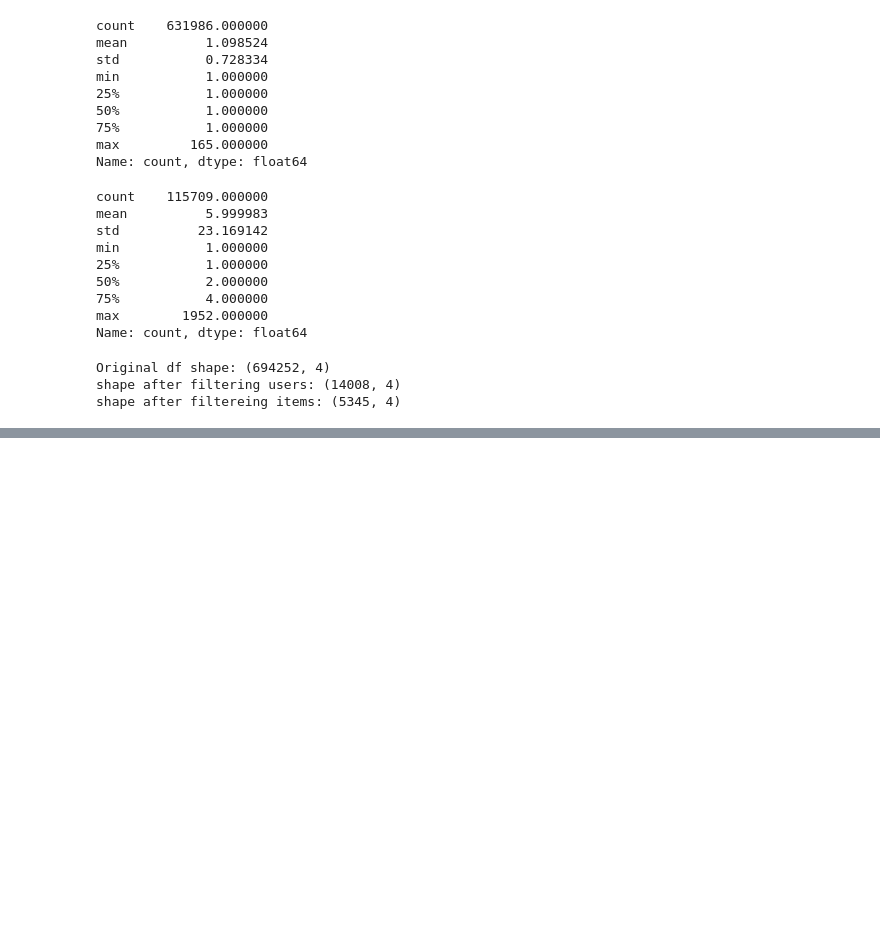
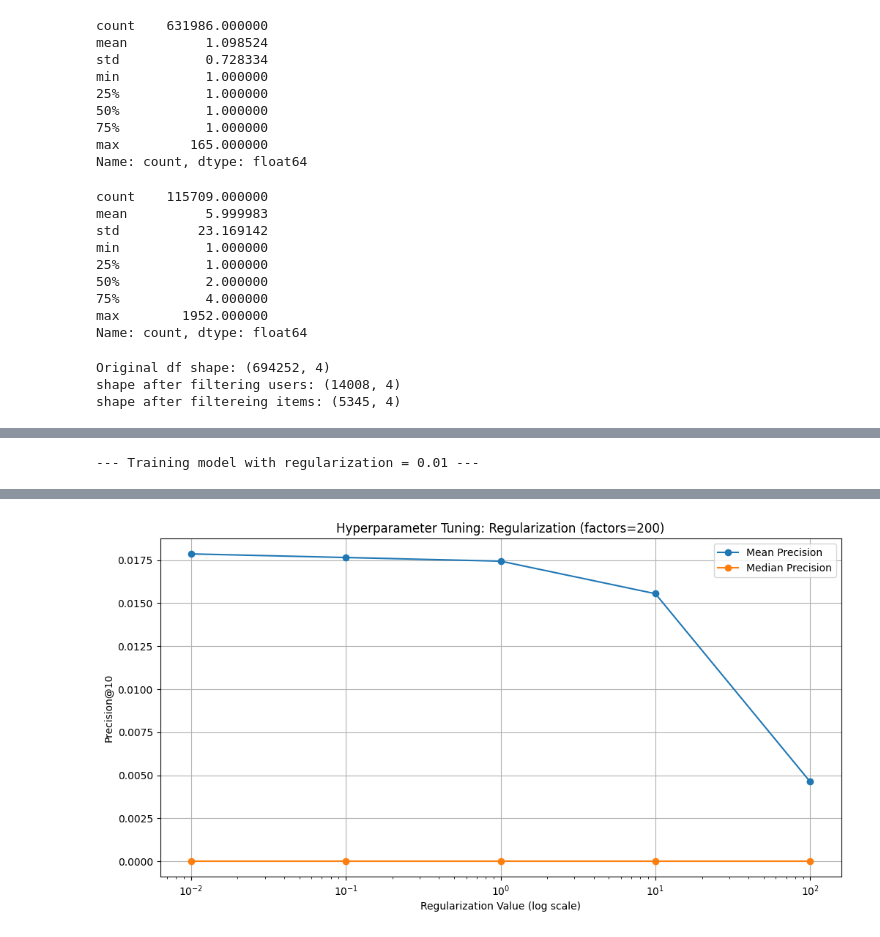
Before and after one commit to joelcrouch/large-scale-ranking-system, a Jupyter notebook: scripts/data_utils/data_exploration.ipynb, the cells around one changed output, grey strips where cells are left out. Saved outputs shown, nothing was run; the diff lists cells and outputs as text; code cells hidden in the pictures; blank space fills up the shorter version.

```diff
--- a/scripts/data_utils/data_exploration.ipynb
+++ b/scripts/data_utils/data_exploration.ipynb
@@ -150,0 +568,78 @@ shape after filtereing items: (5345, 4)
+# %%
+import time
+import numpy as np
+import pandas as pd
+import matplotlib.pyplot as plt
+import implicit
+
+# --- Hyperparameters to test ---
+# We'll fix factors=200 and tune the regularization parameter
+regularization_values = [0.01, 0.1, 1.0, 10.0, 100.0]
+
+# --- Store results ---
+reg_tuning_results = []
+
+# (Assuming sample_users, user_map, etc. are still in memory from the last run)
+
+# --- Loop through the hyperparameter values ---
+for regularization in regularization_values:
+    print(f"--- Training model with regularization = {regularization} ---")
+    start_time = time.time()
+
+    # --- 1. Train the model ---
+    model = implicit.als.AlternatingLeastSquares(factors=200, regularization=regularization, random_state=42)
+    model.fit(user_item_matrix)
+    training_time = time.time() - start_time
+    print(f"Training time: {training_time:.2f} seconds")
+
+    # --- 2. Evaluate the model ---
+    precisions = []
+    for user_id in sample_users:
+        if user_id not in user_map:
+            continue
+        user_cat = user_map[user_id]
+        recommended_item_cats, scores = model.recommend(user_cat, train_user_item_matrix_csr[user_cat], N=10)
+        recommended_item_ids = [item_cat_to_id[i] for i in recommended_item_cats]
+        actual_items = test_df[test_df['userId'] == user_id]['itemId'].tolist()
+        hits = len(set(recommended_item_ids) & set(actual_items))
+        precision = hits / 10.0
+        precisions.append(precision)
+
+    # --- 3. Store the results ---
+    if precisions:
+        mean_precision = np.mean(precisions)
+        median_precision = np.median(precisions)
+    else:
+        mean_precision = 0
+        median_precision = 0
+
+    reg_tuning_results.append({
+        'regularization': regularization,
+        'mean_precision': mean_precision,
+        'median_precision': median_precision,
+        'training_time_seconds': training_time
+    })
+    print(f"Mean Precision@10: {mean_precision:.4f}")
+    print(f"Median Precision@10: {median_precision:.4f}")
+    print("------------------------------------")
+
+
+# --- Display Final Results ---
+print("\n--- Regularization Tuning Results ---")
+reg_results_df = pd.DataFrame(reg_tuning_results)
+print(reg_results_df)
+
+# --- Plot the results for easy comparison ---
+if not reg_results_df.empty:
+    plt.figure(figsize=(12, 6))
+    plt.plot(reg_results_df['regularization'], reg_results_df['mean_precision'], marker='o', label='Mean Precision')
+    plt.plot(reg_results_df['regularization'], reg_results_df['median_precision'], marker='o', label='Median Precision')
+    plt.title('Hyperparameter Tuning: Regularization (factors=200)')
+    plt.xlabel('Regularization Value (log scale)')
+    plt.ylabel('Precision@10')
+    plt.xscale('log') # Use a log scale for the x-axis for better visualization
+    plt.legend()
+    plt.grid(True)
+    plt.show()
+# %% [output]
+--- Training model with regularization = 0.01 ---
@@ -150,0 +678 @@ shape after filtereing items: (5345, 4)
+[figure, added]
```
Also changed, not shown: parts of 12 cells of this notebook, 2 other files.
